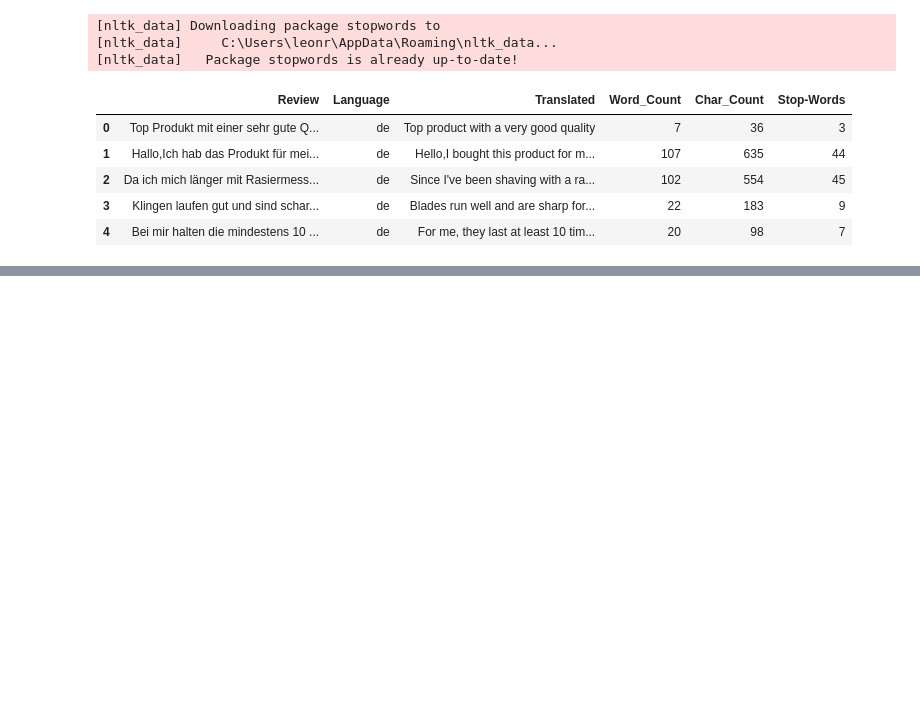
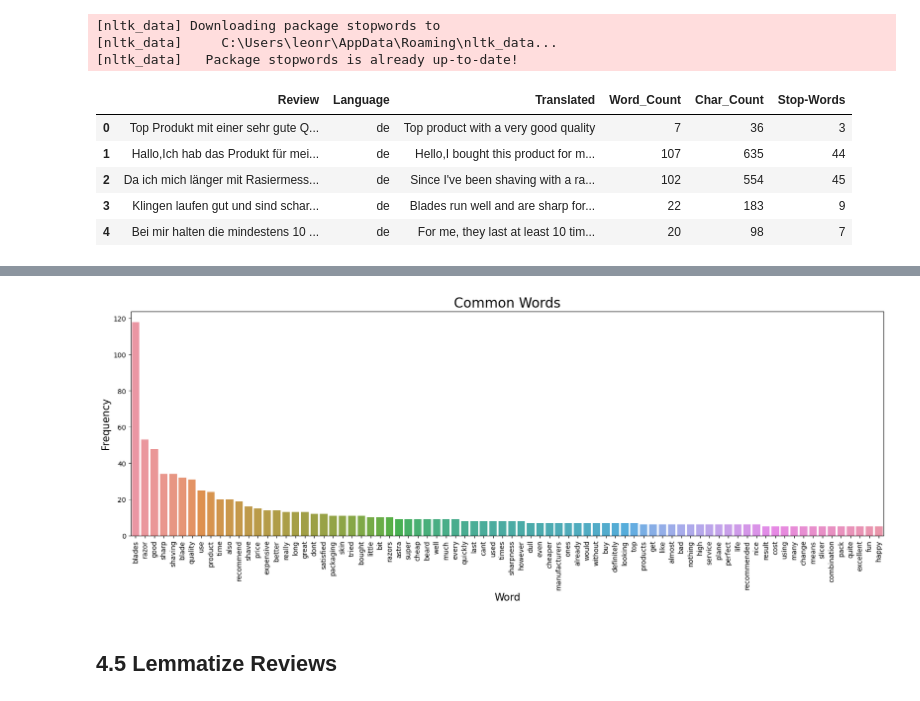
Before and after one commit to LeonRanke/Sentiment_Analysis, a Jupyter notebook: amazon_sentiment_analysis.ipynb, the cells around one changed output, grey strips where cells are left out. Cells and saved outputs as stored; diff of their text form; code cells hidden in the pictures; blank space fills up the shorter version.

```diff
--- a/amazon_sentiment_analysis.ipynb
+++ b/amazon_sentiment_analysis.ipynb
@@ -221,0 +303,16 @@ df.head()
+# %%
+freq_words = pd.Series(" ".join(df['Translated_Noother']).split()).value_counts().reset_index()
+# %%
+freq_words.columns = ['Words', 'Frequencies']
+# %%
+plt.figure(figsize=(20,6))
+plt.title('Common Words', fontsize=20)
+sns.barplot(x='Words', y='Frequencies', data=freq_words[:80])
+plt.xticks(rotation=90)
+plt.xlabel('Word', fontsize=15)
+plt.ylabel('Frequency', fontsize=15)
+plt.show()
+# %% [output]
+[figure, added]
+# %% [markdown]
+## 4.5 Lemmatize Reviews
```
Also changed, not shown: parts of 33 cells of this notebook, 1 other file.
